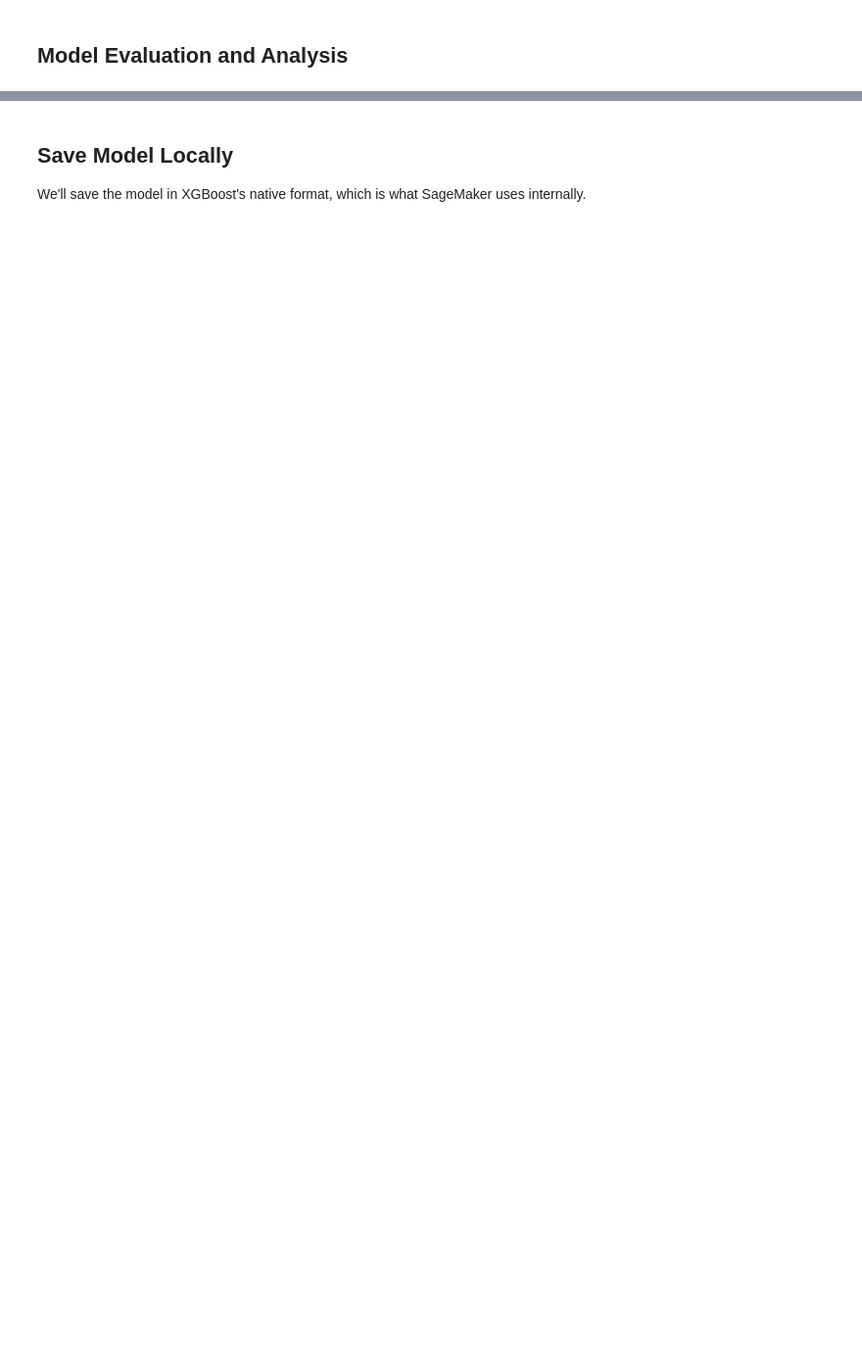
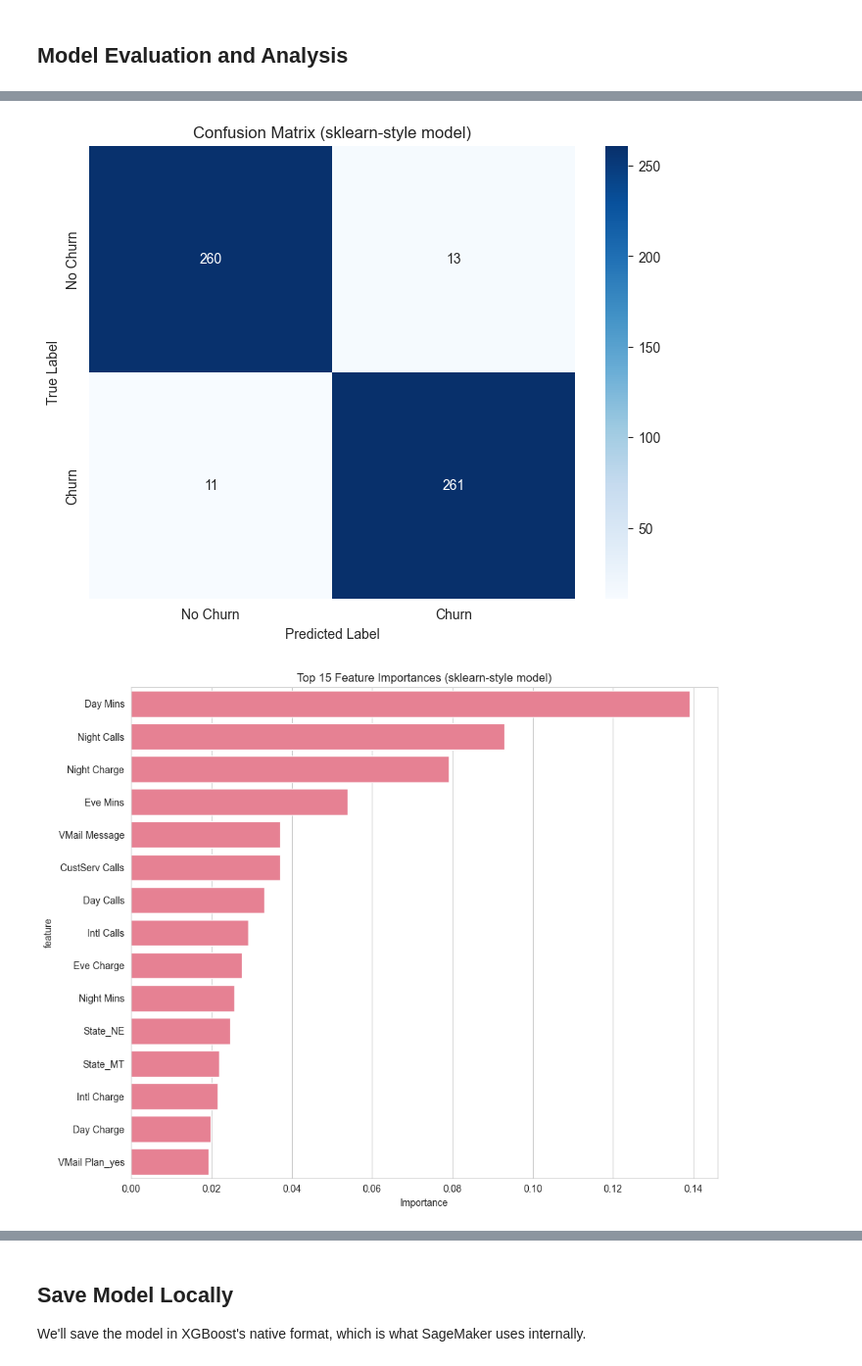
Before and after one commit to machielg/sm-core-lab, a Jupyter notebook: labs/xgboost_local.ipynb, the cells around one changed output, grey strips where cells are left out. Shown: that part at 98% size. Cells and saved outputs as stored; diff of their text form; code cells hidden in the pictures; blank space fills up the shorter version.

Commit message:
improve xgboost_local.ipynb, using local churn csv

```diff
--- a/labs/xgboost_local.ipynb
+++ b/labs/xgboost_local.ipynb
@@ -144,11 +140,10 @@ model_sklearn = xgb.XGBClassifier(
     eval_metric='auc'
 )
 
-# Fit with evaluation set
+# Fit with evaluation set (evaluation sets will be named validation_0, validation_1, etc.)
 model_sklearn.fit(
     X_train, y_train,
     eval_set=[(X_train, y_train), (X_val, y_val)],
-    eval_names=['train', 'validation'],
     verbose=True
 )
 
@@ -201,37 +231,73 @@ print(f"Test AUC: {roc_auc_score(y_test, y_proba_native):.4f}")
 # %% [markdown]
 ## Model Evaluation and Analysis
 # %%
-# Detailed evaluation using the sklearn-style model
+# Detailed evaluation - use sklearn model if available, otherwise use native model
 print("=== Detailed Model Evaluation ===")
 
+# Check which model is available for evaluation
+try:
+    # Try to use sklearn model predictions if they exist
+    test_predictions = y_pred_sklearn
+    test_probabilities = y_proba_sklearn
+    eval_model = model_sklearn
+    model_type = "sklearn-style"
+    print("Using sklearn-style model for evaluation")
+except NameError:
+    # Fall back to native model if sklearn model failed
+    test_predictions = y_pred_native
+    test_probabilities = y_proba_native
+    eval_model = None  # Native model doesn't have feature_importances_ attribute
+    model_type = "native"
+    print("Using native XGBoost model for evaluation")
+
 # Classification report
-print("\nClassification Report:")
-print(classification_report(y_test, y_pred_sklearn))
+print(f"\nClassification Report ({model_type} model):")
+print(classification_report(y_test, test_predictions))
 
 # Confusion matrix
-cm = confusion_matrix(y_test, y_pred_sklearn)
+cm = confusion_matrix(y_test, test_predictions)
 plt.figure(figsize=(8, 6))
 sns.heatmap(cm, annot=True, fmt='d', cmap='Blues',
             xticklabels=['No Churn', 'Churn'],
             yticklabels=['No Churn', 'Churn'])
-plt.title('Confusion Matrix')
+plt.title(f'Confusion Matrix ({model_type} model)')
 plt.ylabel('True Label')
 plt.xlabel('Predicted Label')
 plt.show()
 
-# Feature importance
-feature_importance = pd.DataFrame({
-    'feature': X_train.columns,
-    'importance': model_sklearn.feature_importances_
-}).sort_values('importance', ascending=False)
+# Feature importance (only available for sklearn model)
+if model_type == "sklearn-style":
+    feature_importance = pd.DataFrame({
+        'feature': X_train.columns,
+        'importance': eval_model.feature_importances_
+    }).sort_values('importance', ascending=False)
 
-plt.figure(figsize=(10, 8))
-top_features = feature_importance.head(15)
-sns.barplot(data=top_features, y='feature', x='importance')
-plt.title('Top 15 Feature Importances')
-plt.xlabel('Importance')
-plt.tight_layout()
-plt.show()
+    plt.figure(figsize=(10, 8))
+    top_features = feature_importance.head(15)
+    sns.barplot(data=top_features, y='feature', x='importance')
+    plt.title('Top 15 Feature Importances (sklearn-style model)')
+    plt.xlabel('Importance')
+    plt.tight_layout()
+    plt.show()
 
-print("\nTop 10 Most Important Features:")
-print(feature_importance.head(10))
+    print("\nTop 10 Most Important Features:")
+    print(feature_importance.head(10))
+else:
+    # For native model, get feature importance differently
+    feature_importance = model_native.get_score(importance_type='weight')
+    feature_importance_df = pd.DataFrame(
+        list(feature_importance.items()),
+        columns=['feature', 'importance']
+    ).sort_values('importance', ascending=False)
+
+    plt.figure(figsize=(10, 8))
+    top_features = feature_importance_df.head(15)
+    sns.barplot(data=top_features, y='feature', x='importance')
+    plt.title('Top 15 Feature Importances (native model)')
+    plt.xlabel('Importance')
+    plt.tight_layout()
+    plt.show()
+
+    print("\nTop 10 Most Important Features:")
+    print(feature_importance_df.head(10))
+# %% [output]
@@ -237,0 +316,2 @@ print(feature_importance.head(10))
+[figure, added]
+[figure, added]
```
Also changed, not shown: parts of 8 cells of this notebook, 3 other files.
